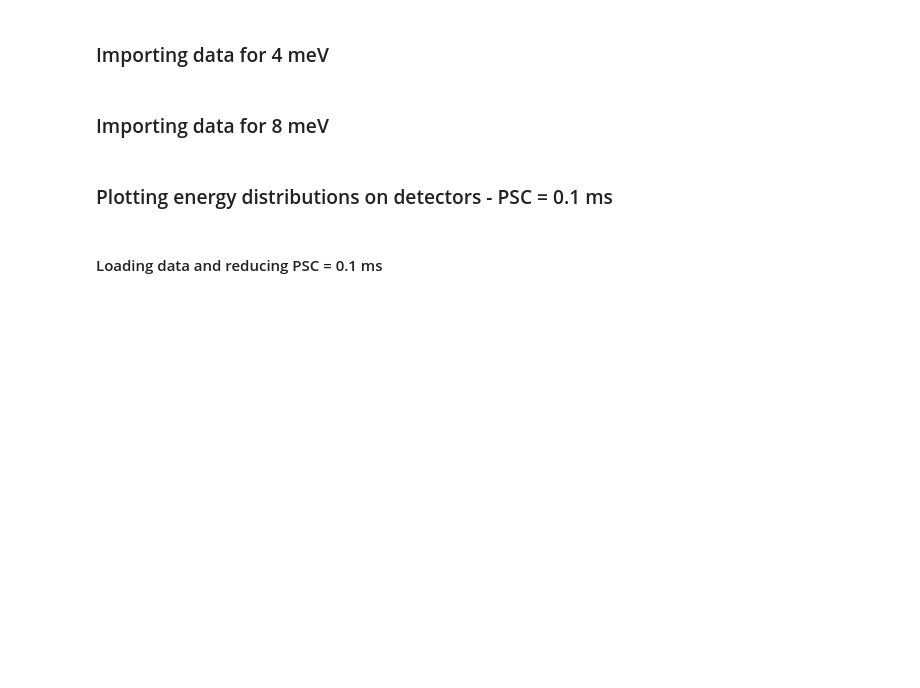
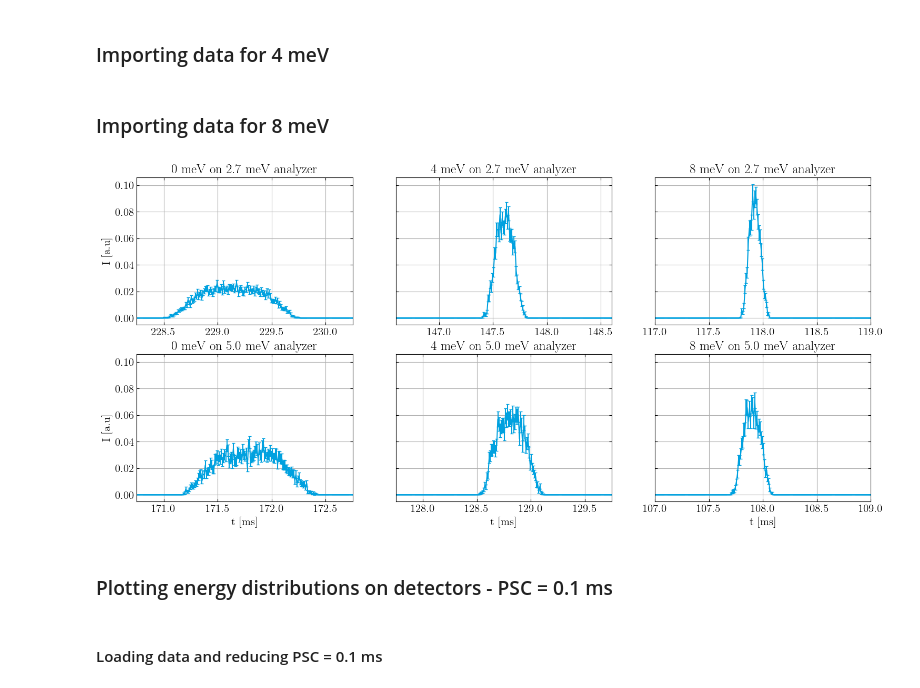
Before and after one commit to JEGKANIKMULTITASK/BIFROST, a Jupyter notebook: BIFROST_Design_Article/Energy_resolution/E_transfer_detectors.ipynb, the cells around one changed output. Cells and saved outputs as stored; diff of their text form; code cells hidden in the pictures; blank space fills up the shorter version.

```diff
--- a/BIFROST_Design_Article/Energy_resolution/E_transfer_detectors.ipynb
+++ b/BIFROST_Design_Article/Energy_resolution/E_transfer_detectors.ipynb
@@ -57,27 +57,27 @@ T_5p0_ana_4mev = np.loadtxt('./v9_Ei_4/0/tof_det_5p0_mid_res.dat').T
 # %% [markdown]
 ### Importing data for 8 meV
 # %%
-E_after_PSC_8mev = np.loadtxt('./v9_Ei_8/0/E_monAfterPSC2.dat').T
+E_after_PSC_8mev = np.loadtxt('./Cluster_v11/v11_Ei_8/0/E_monAfterPSC2.dat').T
 
-E_before_sam_8mev = np.loadtxt('./v9_Ei_8/0/Emon_BeforeSampel.dat').T
+E_before_sam_8mev = np.loadtxt('./Cluster_v11/v11_Ei_8/0/Emon_BeforeSampel.dat').T
 
-E_after_sam_8mev = np.loadtxt('./v9_Ei_8/0/Emon_AfterSampel.dat').T
+E_after_sam_8mev = np.loadtxt('./Cluster_v11/v11_Ei_8/0/Emon_AfterSampel.dat').T
 
-E_2p7_ana_8mev = np.loadtxt('./v9_Ei_8/0/emon_det_2p7_mid_res.dat').T
-E_3p2_ana_8mev = np.loadtxt('./v9_Ei_8/0/emon_det_3p2_mid_res.dat').T
-E_3p8_ana_8mev = np.loadtxt('./v9_Ei_8/0/emon_det_3p8_mid_res.dat').T
-E_4p4_ana_8mev = np.loadtxt('./v9_Ei_8/0/emon_det_4p4_mid_res.dat').T
-E_5p0_ana_8mev = np.loadtxt('./v9_Ei_8/0/emon_det_5p0_mid_res.dat').T
+E_2p7_ana_8mev = np.loadtxt('./Cluster_v11/v11_Ei_8/0/emon_det_2p7_mid_res.dat').T
+E_3p2_ana_8mev = np.loadtxt('./Cluster_v11/v11_Ei_8/0/emon_det_3p2_mid_res.dat').T
+E_3p8_ana_8mev = np.loadtxt('./Cluster_v11/v11_Ei_8/0/emon_det_3p8_mid_res.dat').T
+E_4p4_ana_8mev = np.loadtxt('./Cluster_v11/v11_Ei_8/0/emon_det_4p4_mid_res.dat').T
+E_5p0_ana_8mev = np.loadtxt('./Cluster_v11/v11_Ei_8/0/emon_det_5p0_mid_res.dat').T
 
-T_after_PSC_8mev = np.loadtxt('./v9_Ei_8/0/ToFAfterPSC2.dat').T
+T_after_PSC_8mev = np.loadtxt('./Cluster_v11/v11_Ei_8/0/ToFAfterPSC2.dat').T
 
-T_before_sam_8mev = np.loadtxt('./v9_Ei_8/0/ToF_BeforeSampel.dat').T
+T_before_sam_8mev = np.loadtxt('./Cluster_v11/v11_Ei_8/0/ToF_BeforeSampel.dat').T
 
-T_after_sam_8mev = np.loadtxt('./v9_Ei_8/0/ToF_AfterSampel.dat').T
+T_after_sam_8mev = np.loadtxt('./Cluster_v11/v11_Ei_8/0/ToF_AfterSampel.dat').T
 
-T_2p7_ana_8mev = np.loadtxt('./v9_Ei_8/0/tof_det_2p7_mid_res.dat').T
-T_3p2_ana_8mev = np.loadtxt('./v9_Ei_8/0/tof_det_3p2_mid_res.dat').T
-T_3p8_ana_8mev = np.loadtxt('./v9_Ei_8/0/tof_det_3p8_mid_res.dat').T
-T_4p4_ana_8mev = np.loadtxt('./v9_Ei_8/0/tof_det_4p4_mid_res.dat').T
-T_5p0_ana_8mev = np.loadtxt('./v9_Ei_8/0/tof_det_5p0_mid_res.dat').T
+T_2p7_ana_8mev = np.loadtxt('./Cluster_v11/v11_Ei_8/0/tof_det_2p7_mid_res.dat').T
+T_3p2_ana_8mev = np.loadtxt('./Cluster_v11/v11_Ei_8/0/tof_det_3p2_mid_res.dat').T
+T_3p8_ana_8mev = np.loadtxt('./Cluster_v11/v11_Ei_8/0/tof_det_3p8_mid_res.dat').T
+T_4p4_ana_8mev = np.loadtxt('./Cluster_v11/v11_Ei_8/0/tof_det_4p4_mid_res.dat').T
+T_5p0_ana_8mev = np.loadtxt('./Cluster_v11/v11_Ei_8/0/tof_det_5p0_mid_res.dat').T
 # %%
@@ -117,34 +117,36 @@ ax[1,0].set_title('0 meV on 5.0 meV analyzer')
 ax[1,0].errorbar(T_5p0_ana_0mev[0]/1000, T_5p0_ana_0mev[1], yerr=T_5p0_ana_0mev[2], label='5.0 meV', color='#00a1df')
 ax[1,0].set_xlim(170.75,172.75)
 ax[1,0].set_ylabel('I [a.u]')
 ax[1,0].set_xlabel('t [ms]')
 ax[1,0].grid()
 
 ax[0,1].set_title('4 meV on 2.7 meV analyzer')
 ax[0,1].errorbar(T_2p7_ana_4mev[0]/1000, T_2p7_ana_4mev[1], yerr=T_2p7_ana_4mev[2], label='2.7 meV', color='#00a1df')
 ax[0,1].set_xlim(146.6,148.6)
 ax[0,1].grid()
 
 
 ax[1,1].set_title('4 meV on 5.0 meV analyzer')
 ax[1,1].errorbar(T_5p0_ana_4mev[0]/1000, T_5p0_ana_4mev[1], yerr=T_5p0_ana_4mev[2], label='5.0 meV', color='#00a1df')
 ax[1,1].set_xlim(127.75,129.75)
 ax[1,1].set_xlabel('t [ms]')
 ax[1,1].grid()
 
 ax[0,2].set_title('8 meV on 2.7 meV analyzer')
 ax[0,2].errorbar(T_2p7_ana_8mev[0]/1000, T_2p7_ana_8mev[1], yerr=T_2p7_ana_8mev[2], label='2.7 meV', color='#00a1df')
 ax[0,2].set_xlim(117,119)
 ax[0,2].grid()
 
 
 ax[1,2].set_title('8 meV on 5.0 meV analyzer')
 ax[1,2].errorbar(T_5p0_ana_8mev[0]/1000, T_5p0_ana_8mev[1], yerr=T_5p0_ana_8mev[2], label='5.0 meV', color='#00a1df')
 ax[1,2].set_xlim(107,109)
 ax[1,2].set_xlabel('t [ms]')
 ax[1,2].grid()
 
-fig.suptitle('PSC Opening = 0.1 ms', fontsize=22)
+#fig.suptitle('PSC Opening = 0.1 ms', fontsize=22)
+# %% [output]
+[figure, added]
 # %%
 def t_to_DeltaE_singel(t_offset, time_data, detector, L2):
 
```
Also changed, not shown: parts of 15 cells of this notebook, 2 other files.
